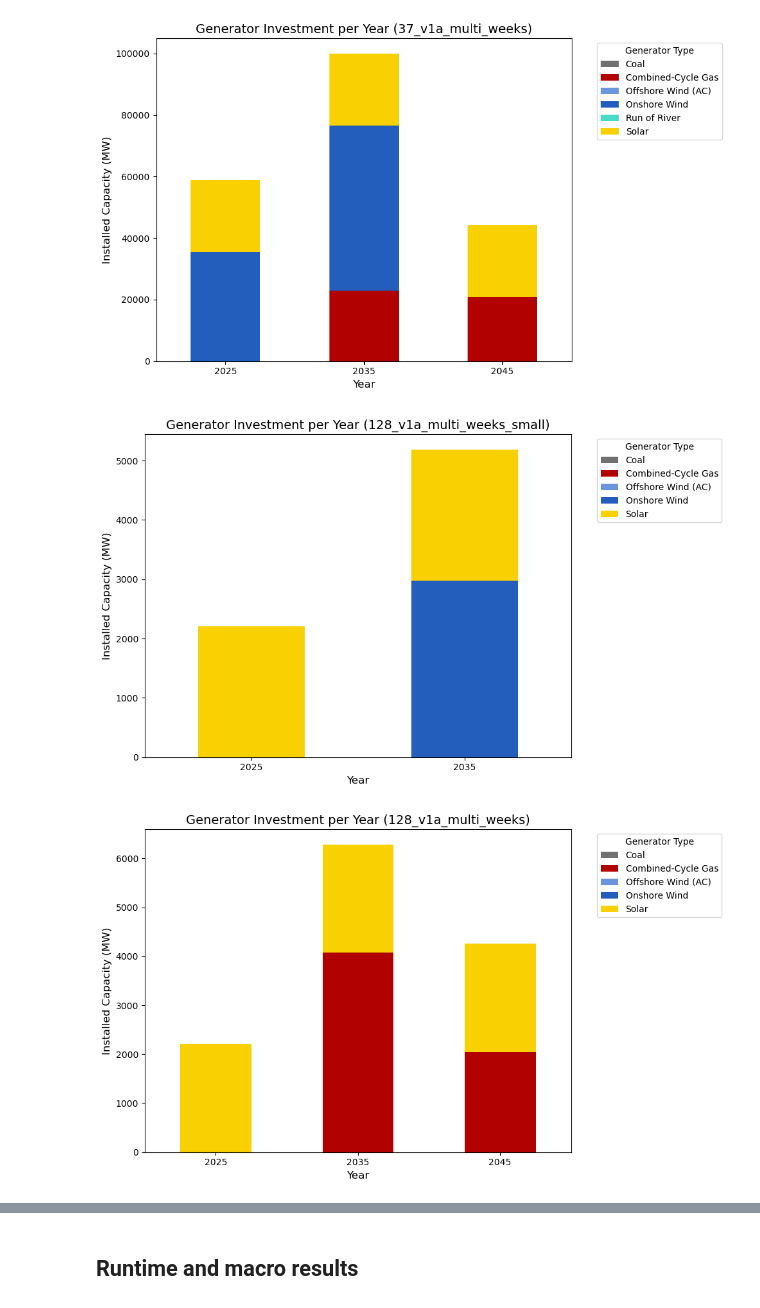
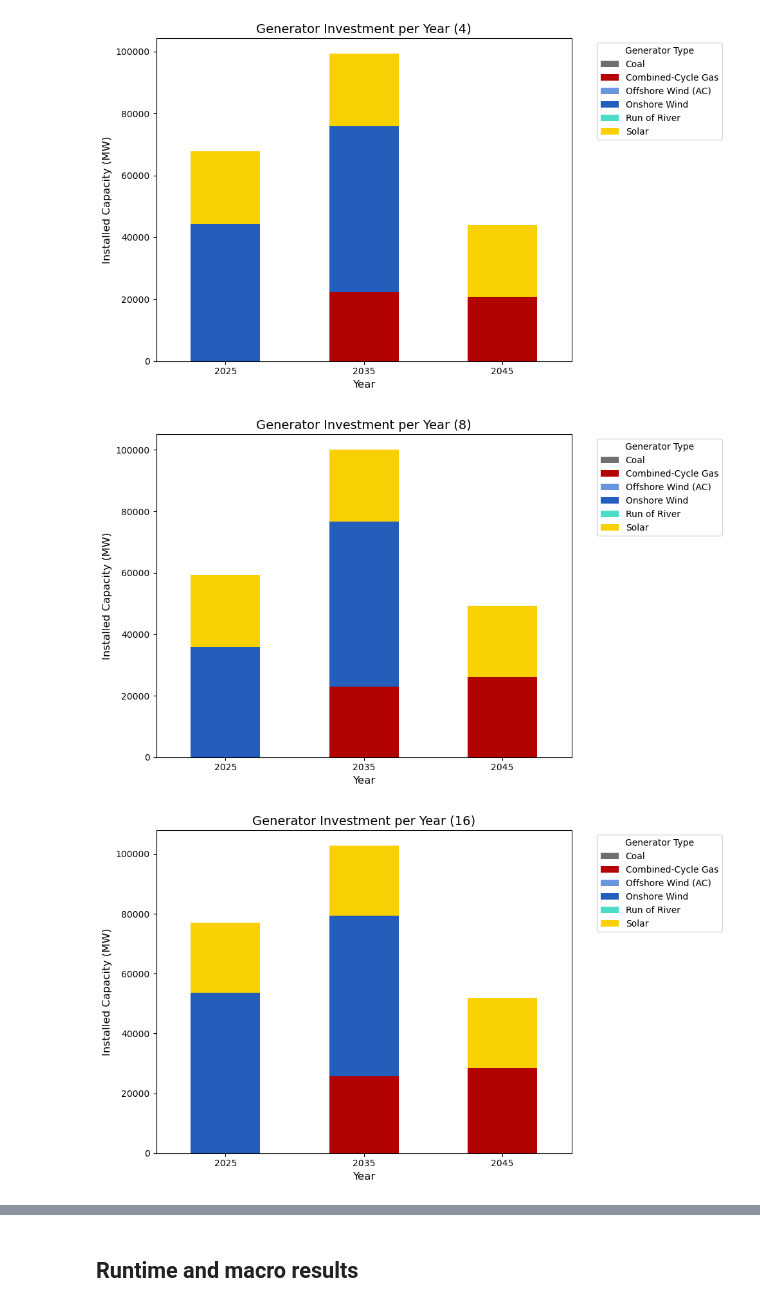
Before and after one commit to TinusAlsos/master_project, a Jupyter notebook: notebooks/analyze_mutli_week_results.ipynb, the cells around one changed output, grey strips where cells are left out. Saved outputs shown, nothing was run; the diff lists cells and outputs as text; code cells hidden in the pictures.

```diff
--- a/notebooks/analyze_mutli_week_results.ipynb
+++ b/notebooks/analyze_mutli_week_results.ipynb
@@ -22,15 +24,10 @@ SINGLE_RUNS_FOLDER = os.path.join(RUNS_FOLDER, "single_runs")
 BATCH_RUNS_FOLDER = os.path.join(RUNS_FOLDER, "batch_runs")
 TEST_BATCH_RUNS_FOLDER = os.path.join(BATCH_RUNS_FOLDER, "test")
 # %%
-batch_name = "test_multi_week_torsdag"
+batch_name = "37_2_4_8_16_32_monday"
 batch_folder = os.path.join(BATCH_RUNS_FOLDER, batch_name)
 folders = [os.path.join(batch_folder, folder) for folder in os.listdir(batch_folder)]
-names = [
-    "37_v1a_multi_weeks_small",
-    "37_v1a_multi_weeks",
-    "128_v1a_multi_weeks_small",
-    "128_v1a_multi_weeks",
-]
+names = ["2", "4", "8", "16", "32"]
 # %%
 folders
 # %% [output]
@@ -212,13 +210,5 @@ def plot_generator_investment(all_decision_variables, generators, scenario_names
         plt.show()
 
 
-# Example usage:
-scenario_names = [
-    "37_v1a_multi_weeks_small",
-    "37_v1a_multi_weeks",
-    "128_v1a_multi_weeks_small",
-    "128_v1a_multi_weeks",
-]
-
-plot_generator_investment(all_decision_variables, generators, scenario_names)
+plot_generator_investment(all_decision_variables, generators, names)
 # %% [output]
@@ -226,3 +216,3 @@ plot_generator_investment(all_decision_variables, generators, scenario_names)
-[figure, old version]
+[figure, new version]
-[figure, old version]
+[figure, new version]
-[figure, old version]
+[figure, new version]
```
Also changed, not shown: parts of 29 cells of this notebook, 5 other files.
